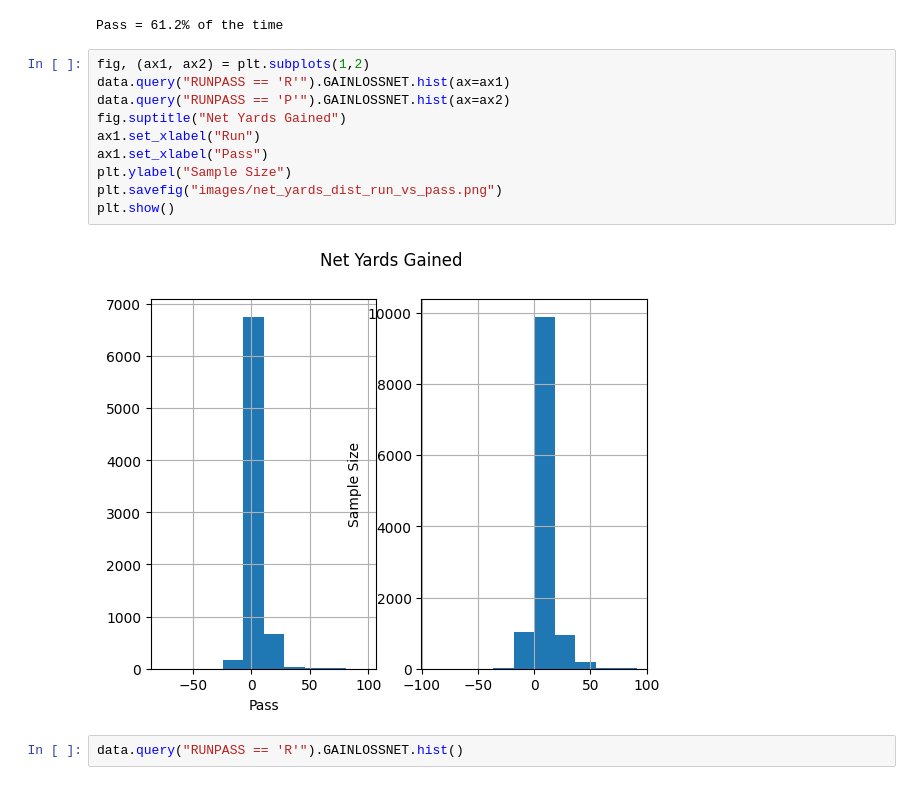
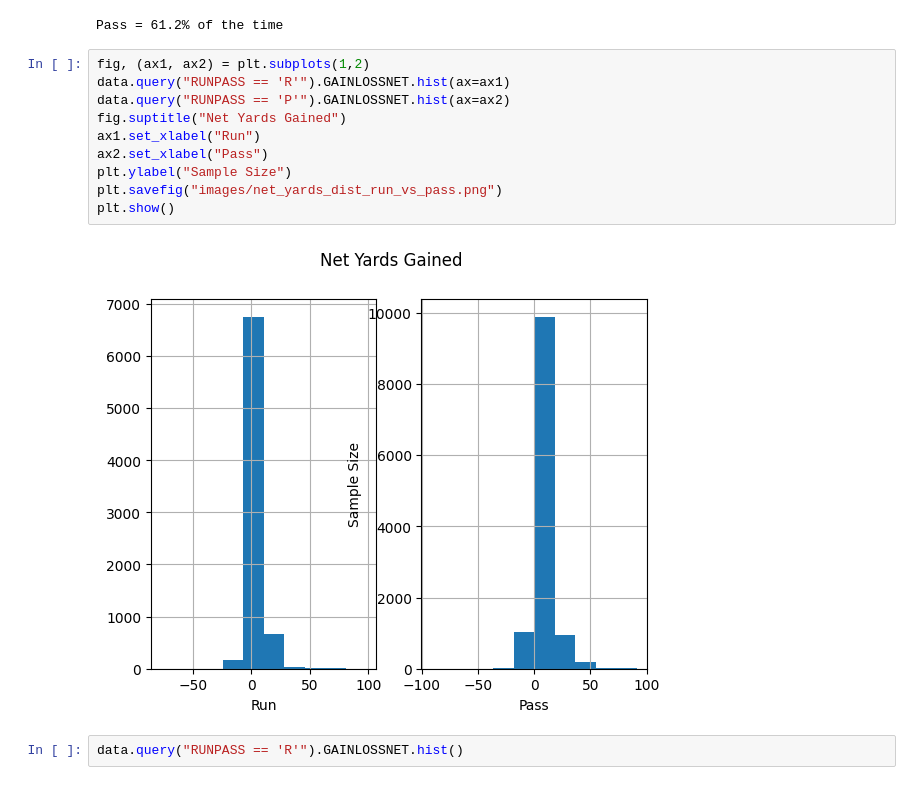
Before and after one commit to scottmaran/run_pass_prediction, a Jupyter notebook: eda.ipynb, the cells around one changed output. Cells and saved outputs as stored; diff of their text form.

```diff
--- a/eda.ipynb
+++ b/eda.ipynb
@@ -42,15 +42,15 @@ Pass = 61.2% of the time
 # %%
 fig, (ax1, ax2) = plt.subplots(1,2)
 data.query("RUNPASS == 'R'").GAINLOSSNET.hist(ax=ax1)
 data.query("RUNPASS == 'P'").GAINLOSSNET.hist(ax=ax2)
 fig.suptitle("Net Yards Gained")
 ax1.set_xlabel("Run")
-ax1.set_xlabel("Pass")
+ax2.set_xlabel("Pass")
 plt.ylabel("Sample Size")
 plt.savefig("images/net_yards_dist_run_vs_pass.png")
 plt.show()
 # %% [output]
-[figure, old version]
+[figure, new version]
 # %%
 data.query("RUNPASS == 'R'").GAINLOSSNET.hist()
 # %% [output]
```
Also changed, not shown: 5 other files.
